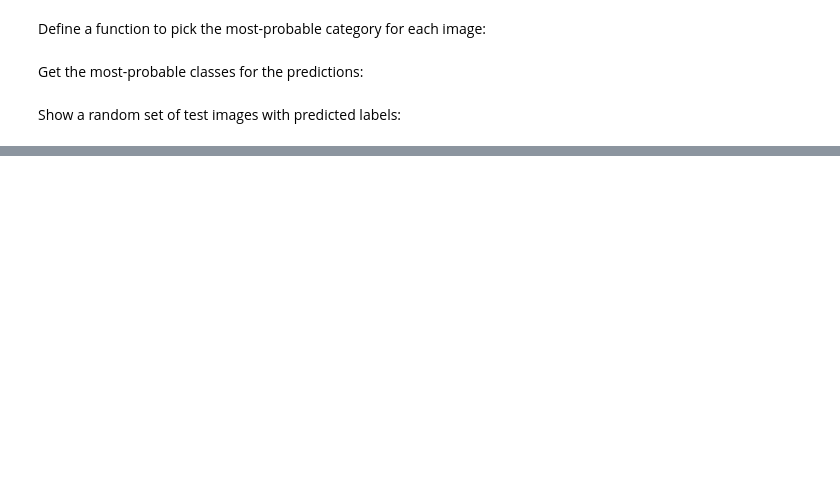
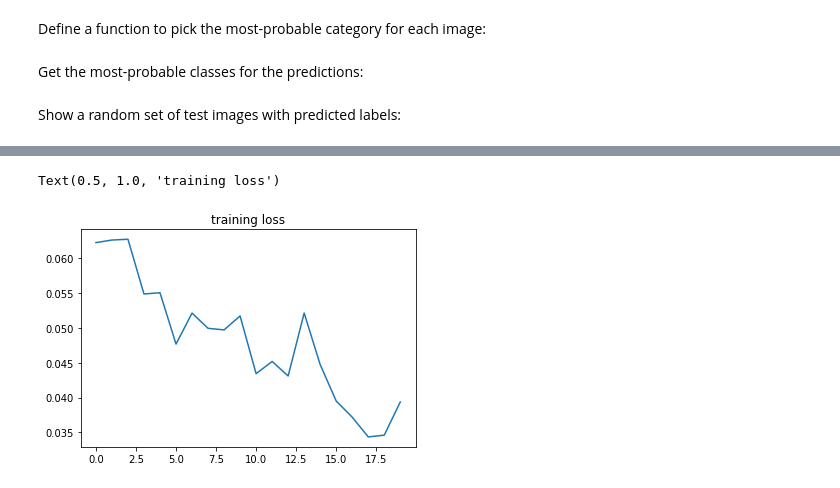
Before and after one commit to r-build/fashionMNIST-classify, a Jupyter notebook: fashionMNIST-simpleneuralnetwork.ipynb, the cells around one changed output, grey strips where cells are left out. Cells and saved outputs as stored; diff of their text form; code cells hidden in the pictures; blank space fills up the shorter version.

```diff
--- a/fashionMNIST-simpleneuralnetwork.ipynb
+++ b/fashionMNIST-simpleneuralnetwork.ipynb
@@ -237,0 +246,6 @@ for i in range(0, grid_len):
+# %%
+plt.plot(model_fit.history['loss'])
+plt.title("training loss")
+# %% [output]
+Text(0.5, 1.0, 'training loss')
+[figure, added]
```
Also changed, not shown: parts of 15 cells of this notebook, 1 other file.
